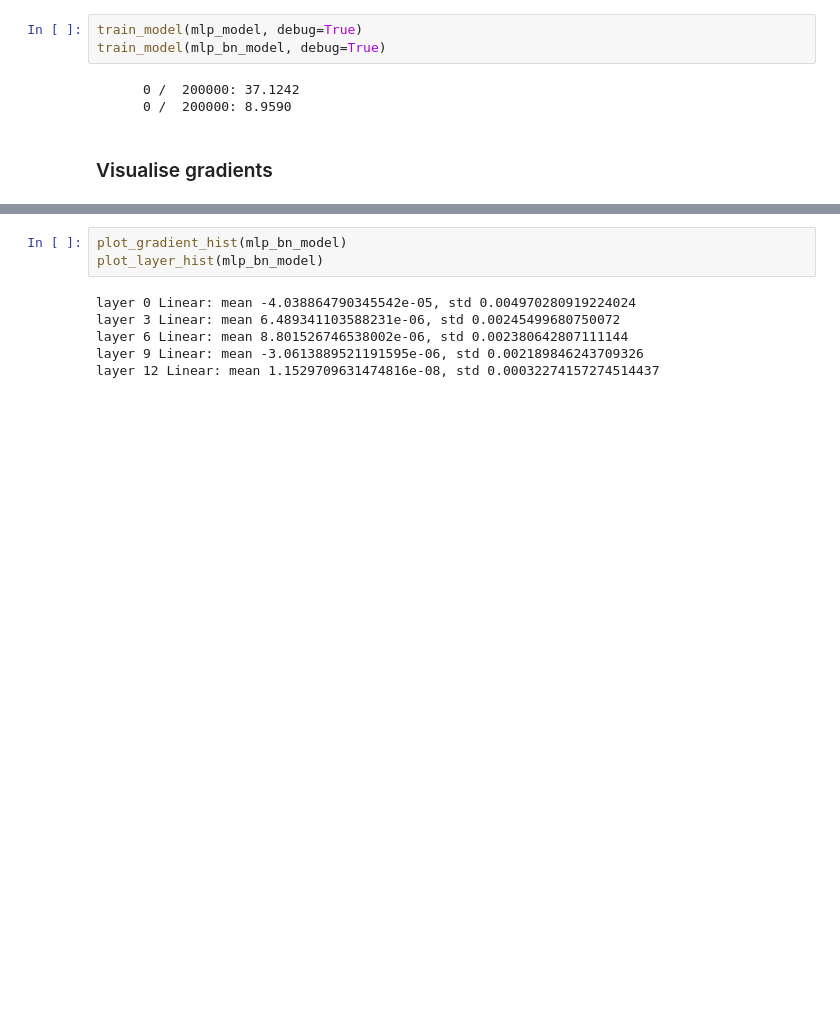
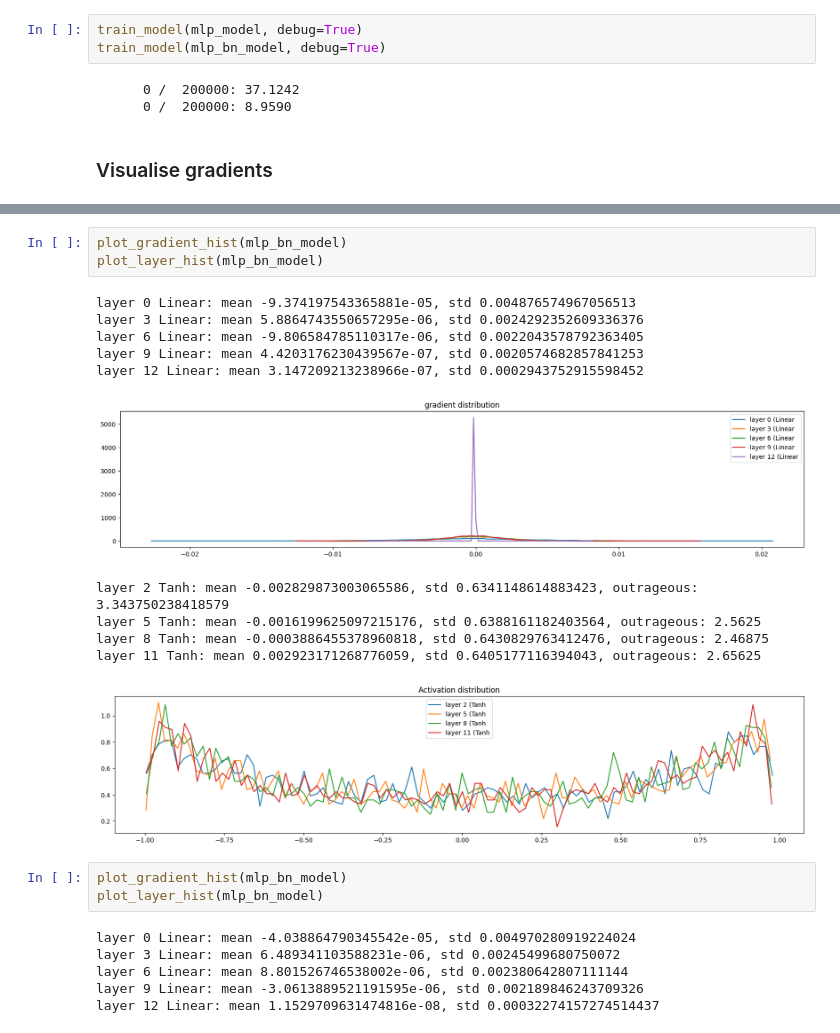
Before and after one commit to FreedomSlow/nlp_for_dummies, a Jupyter notebook: batch_norm.ipynb, the cells around one changed output, grey strips where cells are left out. Saved outputs shown, nothing was run; the diff lists cells and outputs as text; blank space fills up the shorter version.

```diff
--- a/batch_norm.ipynb
+++ b/batch_norm.ipynb
@@ -408,3 +408,18 @@ layer 7 Tanh: mean -0.020281238481402397, std 0.9595978856086731, outrageous: 82
+# %%
+plot_gradient_hist(mlp_bn_model)
+plot_layer_hist(mlp_bn_model)
+# %% [output]
+layer 0 Linear: mean -9.374197543365881e-05, std 0.004876574967056513
+layer 3 Linear: mean 5.8864743550657295e-06, std 0.0024292352609336376
+layer 6 Linear: mean -9.806584785110317e-06, std 0.0022043578792363405
+layer 9 Linear: mean 4.4203176230439567e-07, std 0.0020574682857841253
+layer 12 Linear: mean 3.147209213238966e-07, std 0.0002943752915598452
+[figure, added]
+layer 2 Tanh: mean -0.002829873003065586, std 0.6341148614883423, outrageous: 3.343750238418579
+layer 5 Tanh: mean -0.0016199625097215176, std 0.6388161182403564, outrageous: 2.5625
+layer 8 Tanh: mean -0.0003886455378960818, std 0.6430829763412476, outrageous: 2.46875
+layer 11 Tanh: mean 0.002923171268776059, std 0.6405177116394043, outrageous: 2.65625
+[figure, added]
 # %%
 plot_gradient_hist(mlp_bn_model)
 plot_layer_hist(mlp_bn_model)
```
Also changed, not shown: parts of 3 cells of this notebook.
